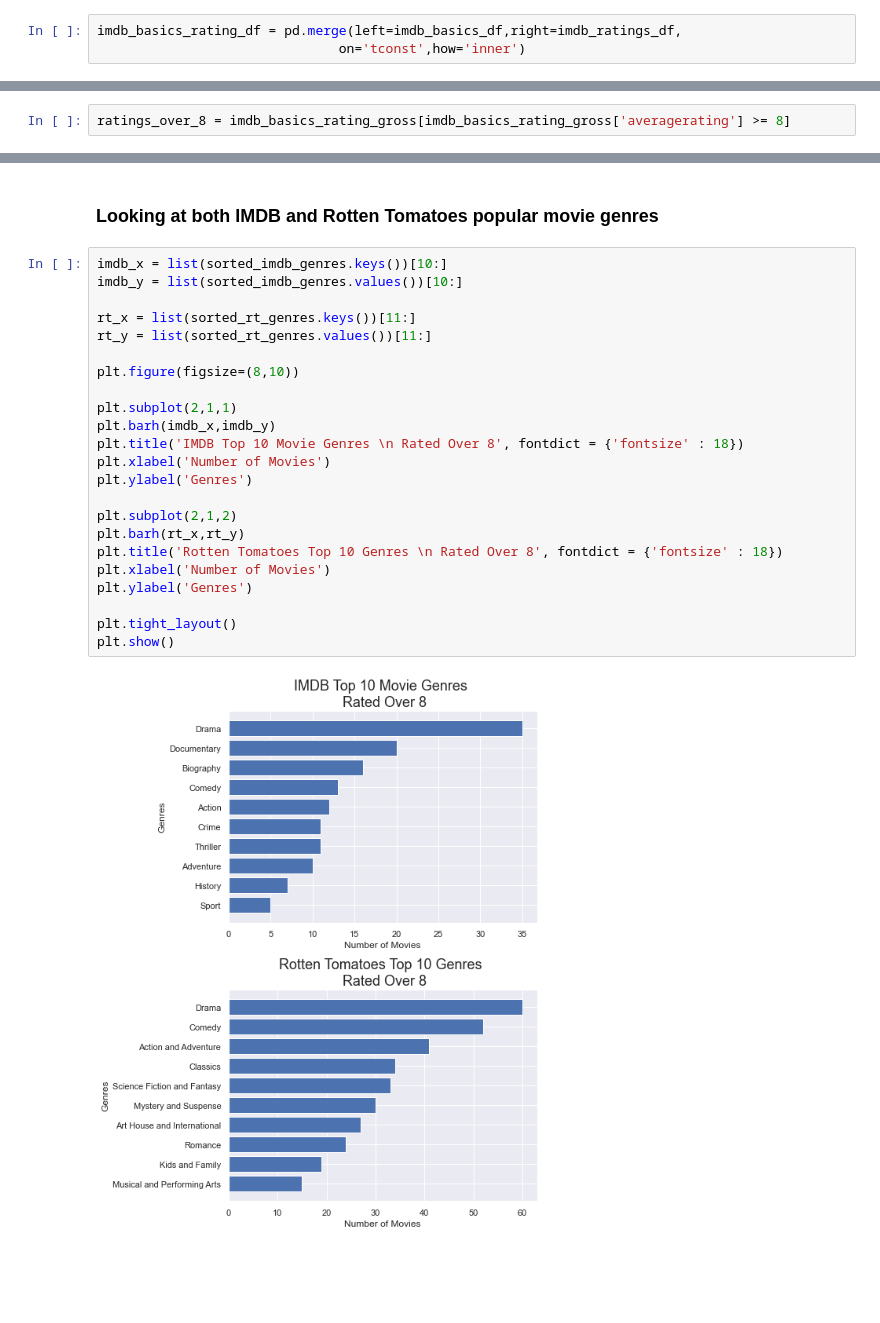
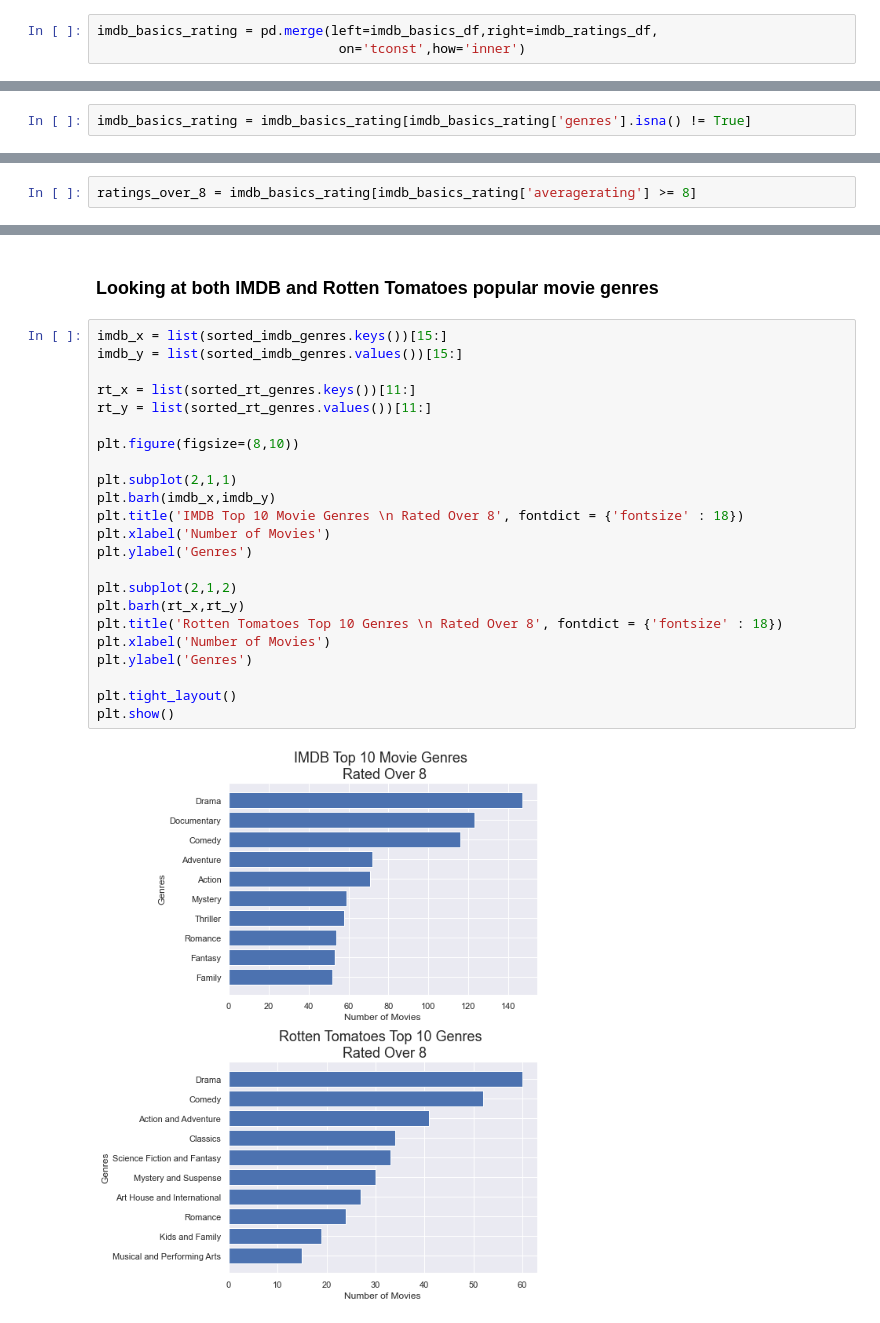
Before and after one commit to zach-hanly/microsoft_movie_project, a Jupyter notebook: jerry/testing_1.ipynb, the cells around one changed output, grey strips where cells are left out. Saved outputs shown, nothing was run; the diff lists cells and outputs as text; blank space fills up the shorter version.

```diff
--- a/jerry/testing_1.ipynb
+++ b/jerry/testing_1.ipynb
@@ -35,5 +35,5 @@ tn_budgets_df = pd.read_csv('../data/zippedData/tn.movie_budgets.csv.gz')
 
 The goal here is to see which movie genres performed well based on their average rating.
 # %%
-imdb_basics_rating_df = pd.merge(left=imdb_basics_df,right=imdb_ratings_df,
+imdb_basics_rating = pd.merge(left=imdb_basics_df,right=imdb_ratings_df,
                                on='tconst',how='inner')
@@ -137 +42,3 @@ imdb_basics_rating_gross = imdb_basics_rating_gross[imdb_basics_rating_gross['do
+# %%
+imdb_basics_rating = imdb_basics_rating[imdb_basics_rating['genres'].isna() != True]
 # %%
@@ -187,7 +66,7 @@ memory usage: 304.5+ KB
 # %% [markdown]
 We want to know which movie genres are popular. The way we will distinguish which genres are popular, will be to look at the movies that were rated at least an 8.
 # %%
-ratings_over_8 = imdb_basics_rating_gross[imdb_basics_rating_gross['averagerating'] >= 8]
+ratings_over_8 = imdb_basics_rating[imdb_basics_rating['averagerating'] >= 8]
 # %%
 genres = list(ratings_over_8['genres'].unique())
 x = []
@@ -421,27 +297,27 @@ ax.set_ylabel('Genres');
 # %% [markdown]
 ### Looking at both IMDB and Rotten Tomatoes popular movie genres
 # %%
-imdb_x = list(sorted_imdb_genres.keys())[10:]
-imdb_y = list(sorted_imdb_genres.values())[10:]
+imdb_x = list(sorted_imdb_genres.keys())[15:]
+imdb_y = list(sorted_imdb_genres.values())[15:]
 
 rt_x = list(sorted_rt_genres.keys())[11:]
 rt_y = list(sorted_rt_genres.values())[11:]
 
 plt.figure(figsize=(8,10))
 
 plt.subplot(2,1,1)
 plt.barh(imdb_x,imdb_y)
 plt.title('IMDB Top 10 Movie Genres \n Rated Over 8', fontdict = {'fontsize' : 18})
 plt.xlabel('Number of Movies')
 plt.ylabel('Genres')
 
 plt.subplot(2,1,2)
 plt.barh(rt_x,rt_y)
 plt.title('Rotten Tomatoes Top 10 Genres \n Rated Over 8', fontdict = {'fontsize' : 18})
 plt.xlabel('Number of Movies')
 plt.ylabel('Genres')
 
 plt.tight_layout()
 plt.show()
 # %% [output]
-[figure, old version]
+[figure, new version]
```
Also changed, not shown: parts of 21 cells of this notebook.
